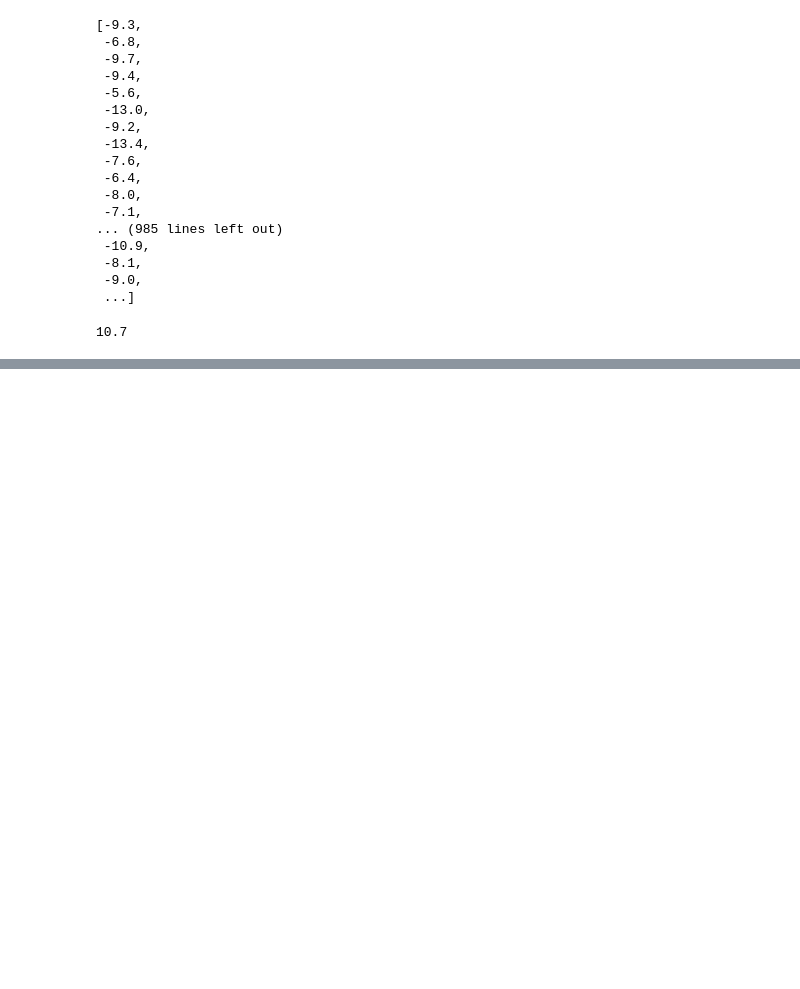
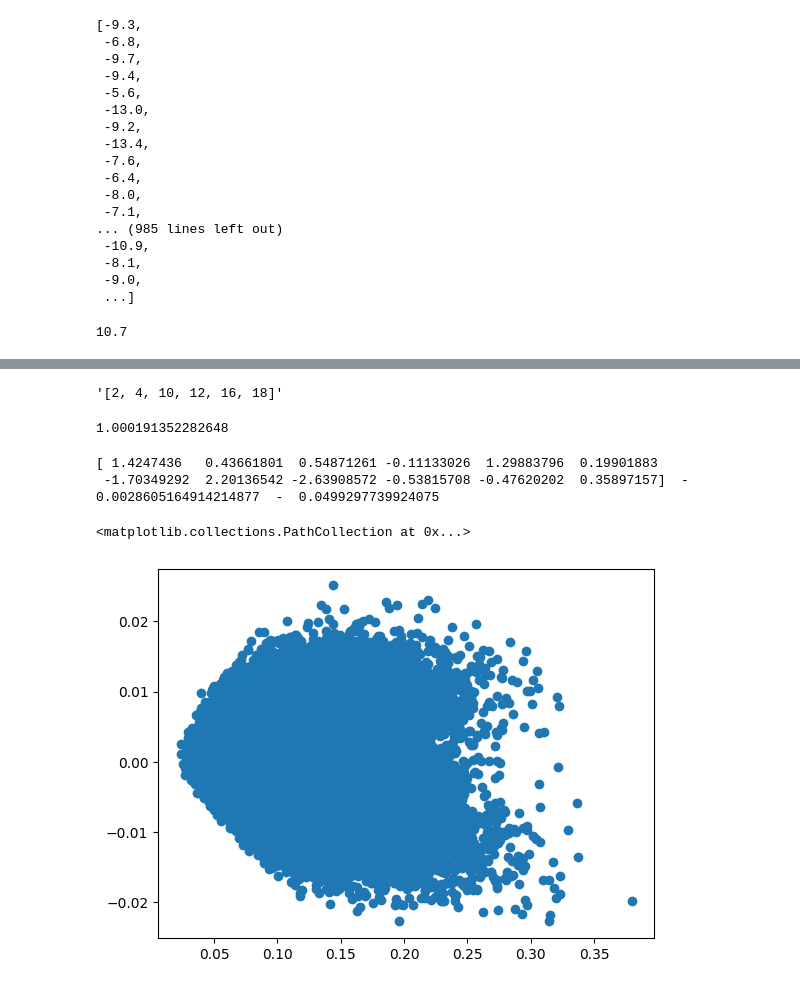
Before and after one commit to ElAm1ne/VaRX, a Jupyter notebook: VAR.ipynb, the cells around one changed output, grey strips where cells are left out. Drawn from its saved outputs; the diff is of its cells as text; code cells hidden in the pictures; blank space fills up the shorter version.

```diff
--- a/VAR.ipynb
+++ b/VAR.ipynb
@@ -40,7 +40,7 @@ def get_freq(data):
             freq[-1] += 1/n
     return freq, x
 # %%
-def VaR2(data):
+def VaR2(data, alpha):
     sorted_data = sorted(data)
     freq = []
     x = []
@@ -87,0 +121,8 @@ tVaR(data,0.8,100)
+# %%
+for i in range(len(datas)):
+    datas[i]['R'] = np.nan
+    for j in range(254):
+        datas[i]['R'].iloc[j] = (datas[i]['low'].iloc[j+1] + datas[i]['high'].iloc[j+1])/(datas[i]['low'].iloc[j] + datas[i]['high'].iloc[j]) - 1
+
+ER = [np.mean(datas[i]['R']) for i in range(len(datas))]
+ER
@@ -87,0 +179,48 @@ tVaR(data,0.8,100)
+# %%
+L = np.array([1,2,5,6,8,9])
+M = np.array([1,2,5,6,8,9])
+
+str((M+L).tolist())
+# %% [output]
+'[2, 4, 10, 12, 16, 18]'
+# %%
+print(1.05**(1/255))
+# %% [output]
+1.000191352282648
+# %%
+winners = {}
+for i in range(100000):
+    opt_VaR = np.Inf
+    ER_x = np.zeros(12)
+    x = np.zeros(12)
+    datas_x = np.zeros(len(datas[0]['R']))
+    for j in range(11):
+        x[j] = 2*np.random.randn()
+        ER_x[j] = x[j]*ER[j]
+        datas_x += (datas[j]['R']*x[j]).to_numpy()
+    x[11] = 1 - np.sum(x)
+    ER_x[11] = x[11]*ER[11]
+    datas_x += (datas[11]['R']*x[11]).to_numpy()
+    ER_x_val = ER_x.sum()
+    VaR_x = VaR2(datas_x.tolist(), 0.95)
+    #if (ER_x_val >= (1.05**(1/255)) - 1):
+    if (VaR_x < opt_VaR):
+        opt_x = x
+        opt_ER = ER_x_val
+        opt_VaR = VaR_x
+    winners[str(x.tolist())] = {'VaR': VaR_x, 'ER': ER_x_val}
+print(opt_x, ' - ', opt_ER, ' - ', opt_VaR)
+# %% [output]
+[ 1.4247436   0.43661801  0.54871261 -0.11133026  1.29883796  0.19901883
+ -1.70349292  2.20136542 -2.63908572 -0.53815708 -0.47620202  0.35897157]  -  0.0028605164914214877  -  0.0499297739924075
+# %%
+X = []
+Y = []
+for key in winners:
+    X.append(winners[key]['VaR'])
+    Y.append(winners[key]['ER'])
+# %%
+plt.scatter(X,Y)
+# %% [output]
+<matplotlib.collections.PathCollection at 0x...>
+[figure, added]
```
Also changed, not shown: parts of 6 cells of this notebook, 1 other file.
